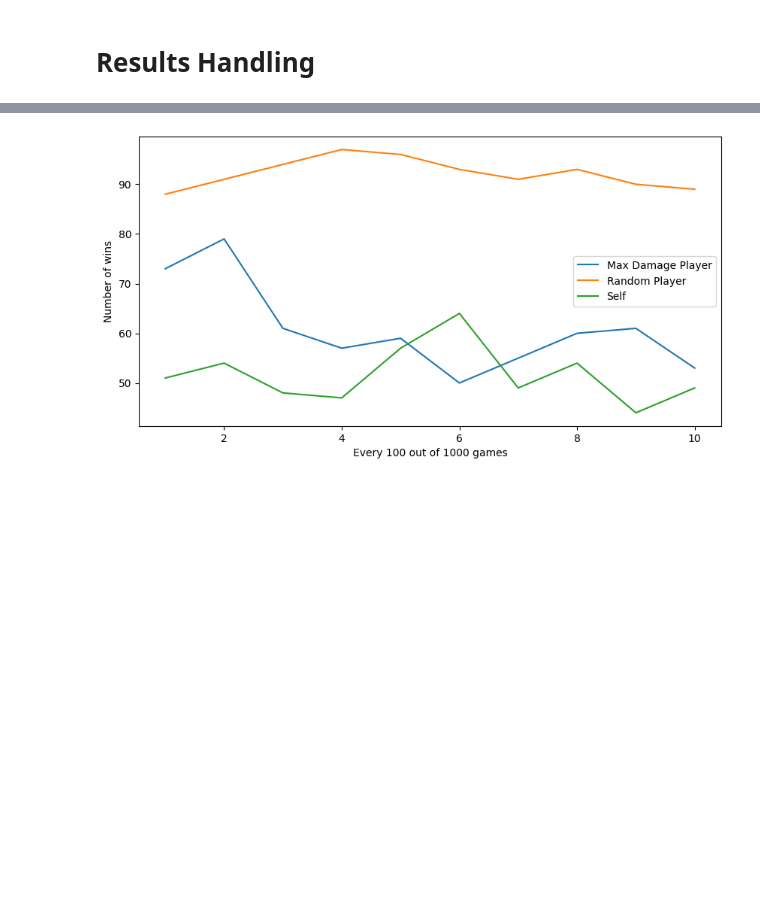
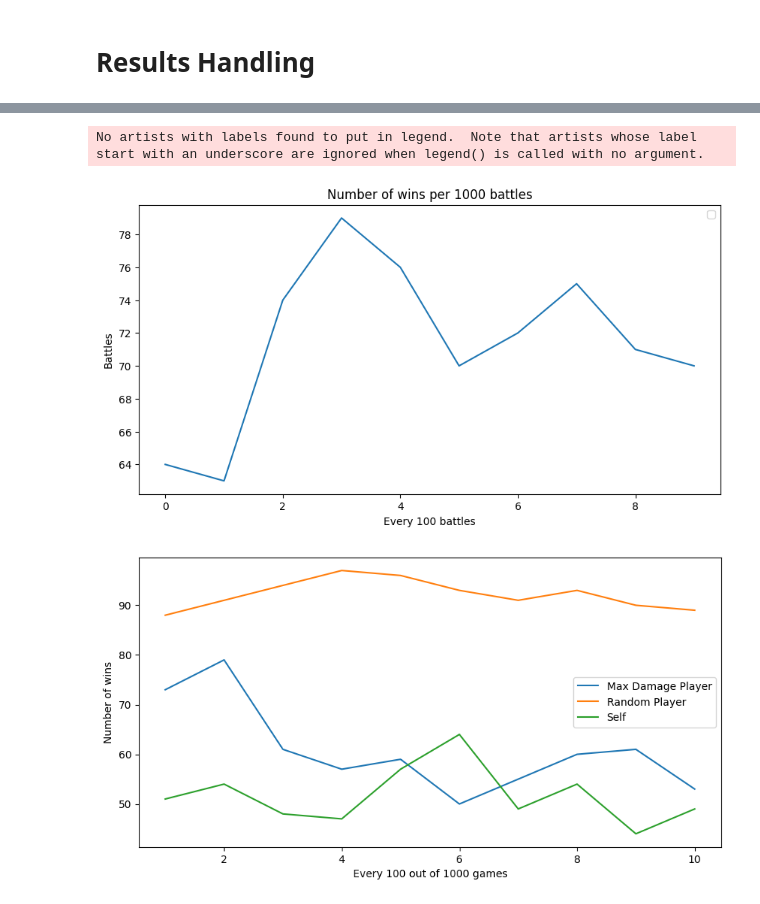
Before and after one commit to Harman367/Reinforcement-Learning-AI, a Jupyter notebook: Results/Results.ipynb, the cells around one changed output, grey strips where cells are left out. Drawn from its saved outputs; the diff is of its cells as text; code cells hidden in the pictures; blank space fills up the shorter version.

```diff
--- a/Results/Results.ipynb
+++ b/Results/Results.ipynb
@@ -24,3 +25,19 @@ No artists with labels found to put in legend.  Note that artists whose label st
+# %%
+#Load results
+data = pd.read_json('VS Max Damage Player.json')
+results = data['results']
+
+#Plot results
+plt.figure(figsize=(10, 5))
+plt.title('Number of wins per 1000 battles')
+plt.xlabel('Every 100 battles')
+plt.ylabel('Battles')
+plt.plot(results)
+plt.legend()
+plt.show()
+# %% [output]
+No artists with labels found to put in legend.  Note that artists whose label start with an underscore are ignored when legend() is called with no argument.
+[figure, added]
 # %%
 #Load results
 data = pd.read_json('VS Max Damage Player.json')
```
Also changed, not shown: parts of 4 cells of this notebook, 10 other files.
